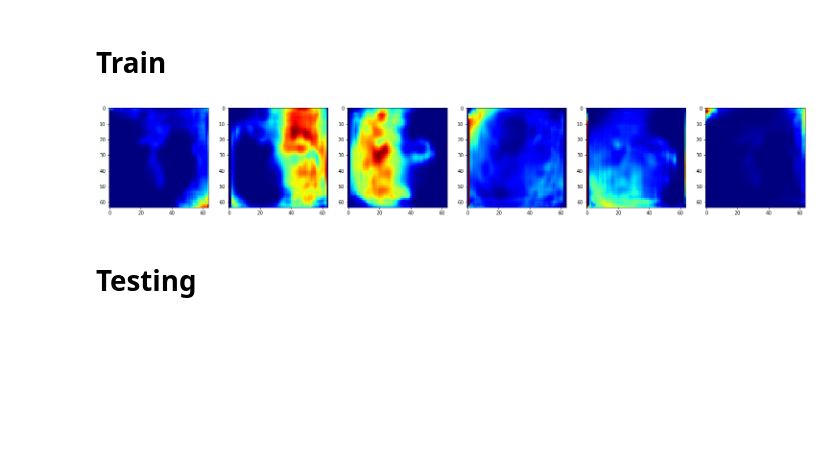
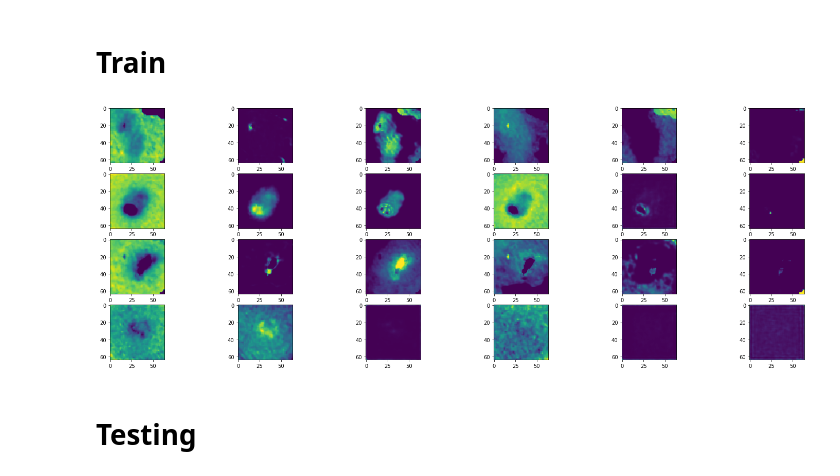
Before and after one commit to SolidusAbi/HySpecLab, a Jupyter notebook: notebooks/unmixing/UnDIP.ipynb, the cells around one changed output. Saved outputs shown, nothing was run; the diff lists cells and outputs as text; code cells hidden in the pictures; blank space fills up the shorter version.

```diff
--- a/notebooks/unmixing/UnDIP.ipynb
+++ b/notebooks/unmixing/UnDIP.ipynb
@@ -67,0 +349,5 @@ def get_noise(input_depth, method, spatial_size, noise_type='u', var=1./10):
+# %%
+eea = VCA(4)
+data = subject_data.reshape(subject_data.shape[0]*subject_data.shape[1]*subject_data.shape[2], subject_data.shape[3])
+U = eea.fit_transform(data)
+U = torch.tensor(U.T)
@@ -67,0 +388,20 @@ def get_noise(input_depth, method, spatial_size, noise_type='u', var=1./10):
+# %%
+from torch.utils.data import DataLoader
+
+loader = DataLoader(train_set, batch_size=32, shuffle=False)
+X_tensor = next(iter(loader))
+# %%
+# X_tensor = torch.unsqueeze(transform(X_std), dim=0)
+# X_tensor = torch.unsqueeze(transform(subject_data), dim=0)
+noisy_input = []
+for i in range(X_tensor.shape[0]):
+    noisy_input.append(get_noise(X_tensor.shape[1], 'noise', X_tensor.shape[2:], noise_type='u'))
+
+noisy_input = torch.cat(noisy_input, axis=0)
+
+# U_tensor = torch.unsqueeze(U_std.T, dim=0).float()
+U_tensor = torch.unsqueeze(U.T, dim=0).float()
+
+print('Z shape: {}'.format(noisy_input.shape))
+print('HyperCube shape: {}'.format(X_tensor.shape))
+print('Endmember shape: {}'.format(U_tensor.shape))
@@ -67,0 +412,11 @@ def get_noise(input_depth, method, spatial_size, noise_type='u', var=1./10):
+# %%
+from HySpecLab.unmixing import UnDIP
+
+n_bands = X_tensor.shape[1]
+n_endmembers = U_tensor.shape[-1]
+
+in_channels = [n_bands, 256]
+out_channels = [32, 128]
+skip_channels = [4, 8]
+
+model = UnDIP(in_channels, out_channels, skip_channels, n_endmembers)
@@ -181,10 +602,14 @@ A = torch.load('Abundance.pt')
 # %%
 from torchvision.transforms import ToPILImage
 from matplotlib import pyplot as plt
 
 A = A.cpu().detach()
-fig, ax = plt.subplots(1,6, figsize=(26,9))
+fig, ax = plt.subplots(4,6, figsize=(26,9))
 for i in range(len(A[0])):
-    ax[i].imshow(A[0,i], cmap='jet')
+    if i >= 4:
+        break
+
+    for j in range(len(A[1])):
+        ax[i, j].imshow(A[i,j])
 # %% [output]
-[figure, old version]
+[figure, new version]
```
Also changed, not shown: parts of 39 cells of this notebook, 3 other files.
